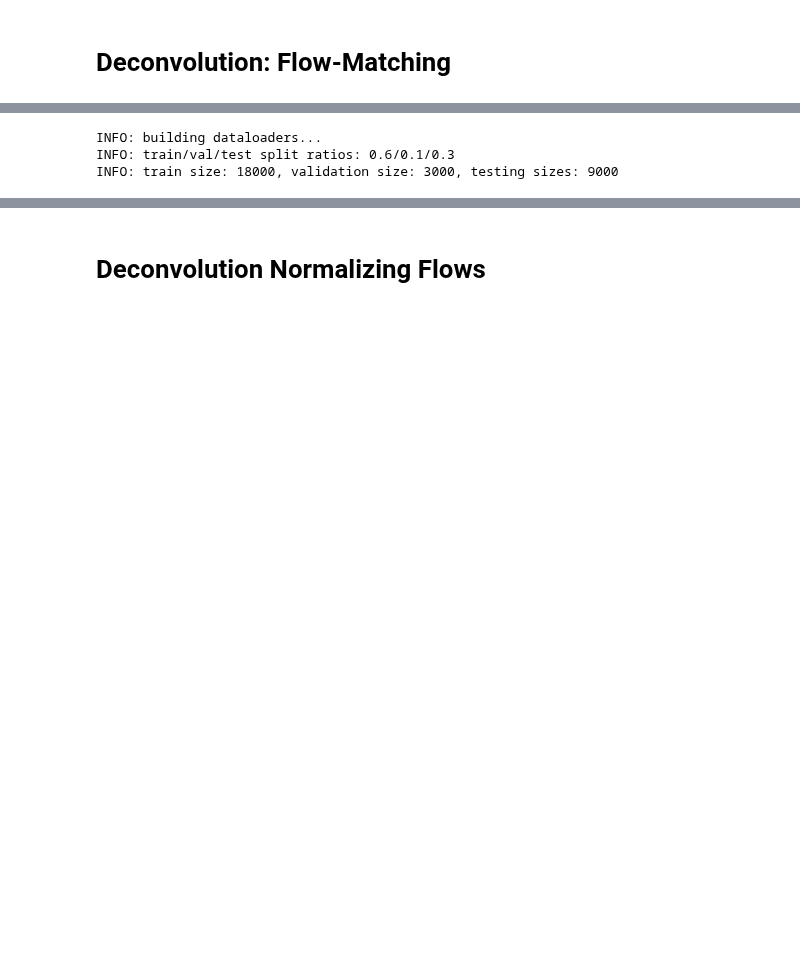
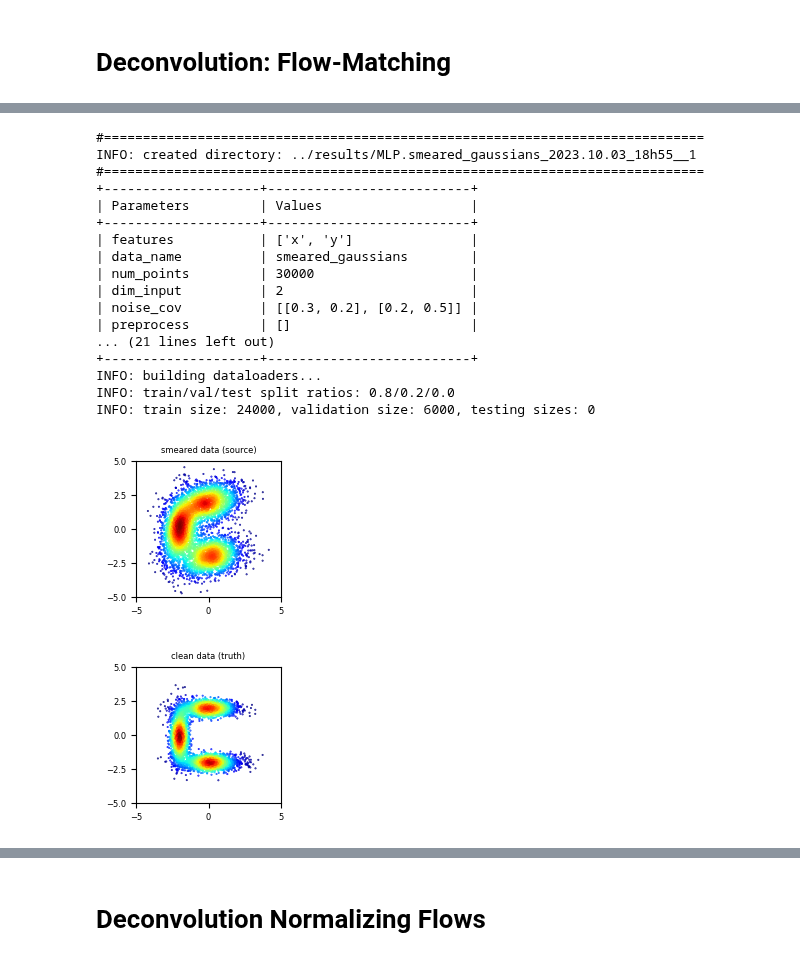
Before and after one commit to dfaroughy/DynGenModels, a Jupyter notebook: experiments/deconvolution.ipynb, the cells around one changed output, grey strips where cells are left out. Drawn from its saved outputs; the diff is of its cells as text; code cells hidden in the pictures; blank space fills up the shorter version.

```diff
--- a/experiments/deconvolution.ipynb
+++ b/experiments/deconvolution.ipynb
@@ -261,11 +193,54 @@ INFO: created directory: ../results/MLP.smeared_gaussians_2023.09.28_19h24__1
-# %%
-from DynGenModels.datamodules.toys.datasets import SmearedGaussDataset as DataSet
-from DynGenModels.datamodules.toys.dataloader import ToysDataLoader as Loader
-
-dataset = DataSet(configs)
-dataloader = Loader(dataset, configs)
-# %% [output]
-INFO: building dataloaders...
-INFO: train/val/test split ratios: 0.6/0.1/0.3
-INFO: train size: 18000, validation size: 3000, testing sizes: 9000
+# %%
+
+from DynGenModels.trainer.trainer import DynGenModelTrainer
+from DynGenModels.configs.deconvolution_configs import Deconvolution_Gauss_MLP_FlowMatch as Configs
+
+configs = Configs(data_name = 'smeared_gaussians',
+                features = ['x', 'y'],
+                num_points = 30000,
+                sigma = 0.01,
+                noise_cov = [[0.3, 0.2],
+                             [0.2, 0.5]],
+                data_split_fracs = [0.8, 0.2, 0.0],
+                epochs = 300,
+                early_stopping=1000,
+                batch_size = 5000,
+                lr = 1e-3,
+                dim_hidden = 128,
+                device = 'cpu',
+                solver='midpoint',
+                num_sampling_steps=500,
+                seed = 12345
+                )
+
+configs.set_workdir(path='../results', save_config=True)
+
+from DynGenModels.datamodules.deconvolution.datasets import SmearedGaussDataset
+from DynGenModels.datamodules.deconvolution.dataloader import ToysDataLoader
+
+dataset = SmearedGaussDataset(configs)
+dataloader = ToysDataLoader(dataset, configs)
+
+plot_gaussians(dataset.smeared, title='smeared data (source)', num_points=6000)
+plot_gaussians(dataset.truth, title='clean data (truth)', num_points=6000)
+# %% [output]
+#=============================================================================
+INFO: created directory: ../results/MLP.smeared_gaussians_2023.10.03_18h55__1
+#=============================================================================
++--------------------+--------------------------+
+| Parameters         | Values                   |
++--------------------+--------------------------+
+| features           | ['x', 'y']               |
+| data_name          | smeared_gaussians        |
+| num_points         | 30000                    |
+| dim_input          | 2                        |
+| noise_cov          | [[0.3, 0.2], [0.2, 0.5]] |
+| preprocess         | []                       |
+... (21 lines left out)
++--------------------+--------------------------+
+INFO: building dataloaders...
+INFO: train/val/test split ratios: 0.8/0.2/0.0
+INFO: train size: 24000, validation size: 6000, testing sizes: 0
+[figure, added]
+[figure, added]
 # %%
```
Also changed, not shown: parts of 17 cells of this notebook, 14 other files.
